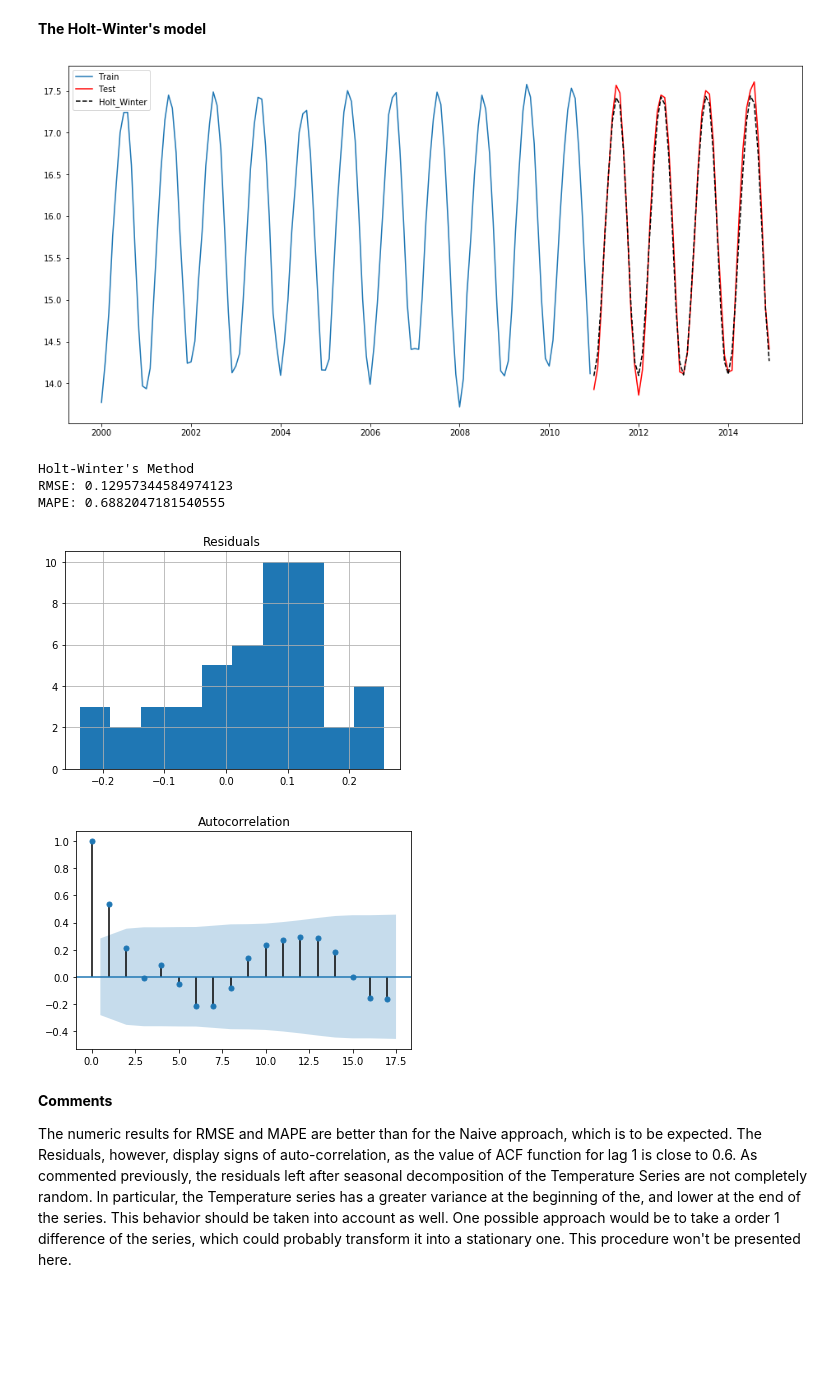
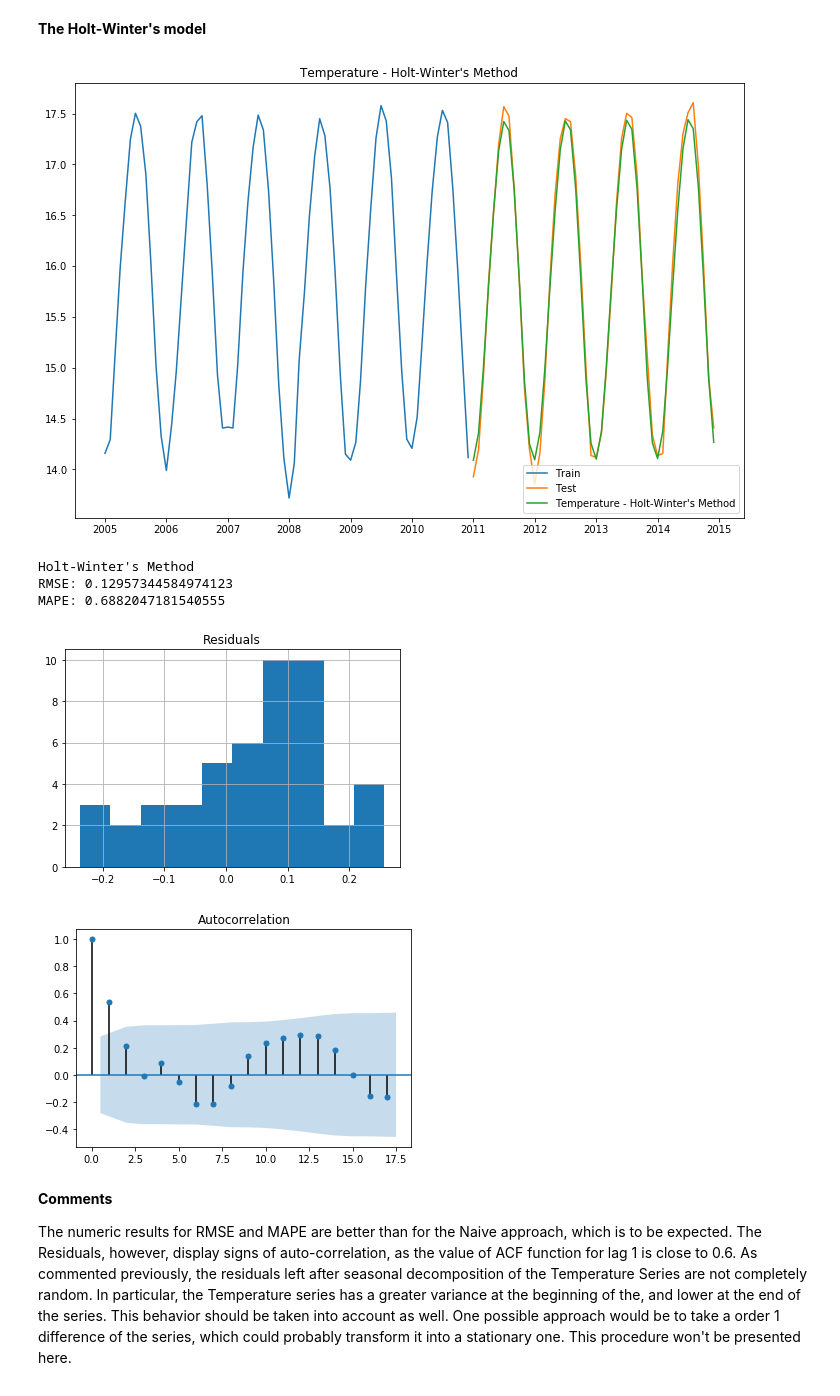
Before and after one commit to alvarocapelo/time-series-analysis, a Jupyter notebook: global-temperature/global-temperature-analysis.ipynb, the cells around one changed output. Drawn from its saved outputs; the diff is of its cells as text; code cells hidden in the pictures; blank space fills up the shorter version.

```diff
--- a/global-temperature/global-temperature-analysis.ipynb
+++ b/global-temperature/global-temperature-analysis.ipynb
@@ -290,4 +290,4 @@ CO2_URL = 'ftp://data.iac.ethz.ch/CMIP6/input4MIPs/UoM/GHGConc/CMIP/mon/atmos/Uo
-TEMPERATURE_PATH = 'https://raw.githubusercontent.com/alvarocapelo/time-series-analysis/master/data/temperature.csv'
+TEMPERATURE_PATH = 'https://raw.githubusercontent.com/alvarocapelo/time-series-analysis/master/global-temperature/data/temperature.csv'
 
 co2_rawdata = pd.read_csv(CO2_URL, header=0, index_col=4, parse_dates=True)
 temp_rawdata = pd.read_csv(TEMPERATURE_PATH, header=0, index_col=0, parse_dates=True)
@@ -800,22 +737,17 @@ MAPE: 10.398738401046987
 # %%
 hw = ExponentialSmoothing(np.asarray(train_temp), seasonal_periods=12, trend='add', seasonal='add').fit()
 hw_predicted_temp = pd.Series(hw.forecast(len(test_temp)), index=test_temp.index)
-plt.figure(figsize=(16,8))
-plt.plot(train_temp['2000':], label='Train')
-plt.plot(test_temp, label='Test', color='r')
-plt.plot(hw_predicted_temp, 'k--', label='Holt_Winter')
-plt.legend(loc='best')
-plt.show()
+
+plot_predictions(train_temp['2005':], test_temp, hw_predicted_temp, title="Temperature - Holt-Winter's Method")
+
+print_diagnostics(test_temp, hw_predicted_temp, 'Holt-Winter\'s Method')
 # %% [output]
-[figure, old version]
+[figure, new version]
+Holt-Winter's Method
+RMSE: 0.12957344584974123
+MAPE: 0.6882047181540555
+[figure, added]
+[figure, added]
-# %%
-print_diagnostics(test_temp, hw_predicted_temp, 'Holt-Winter\'s Method')
-# %% [output]
-Holt-Winter's Method
-RMSE: 0.12957344584974123
-MAPE: 0.6882047181540555
-[figure, removed]
-[figure, removed]
 # %% [markdown]
 **Comments**
 
```
Also changed, not shown: parts of 23 cells of this notebook.
